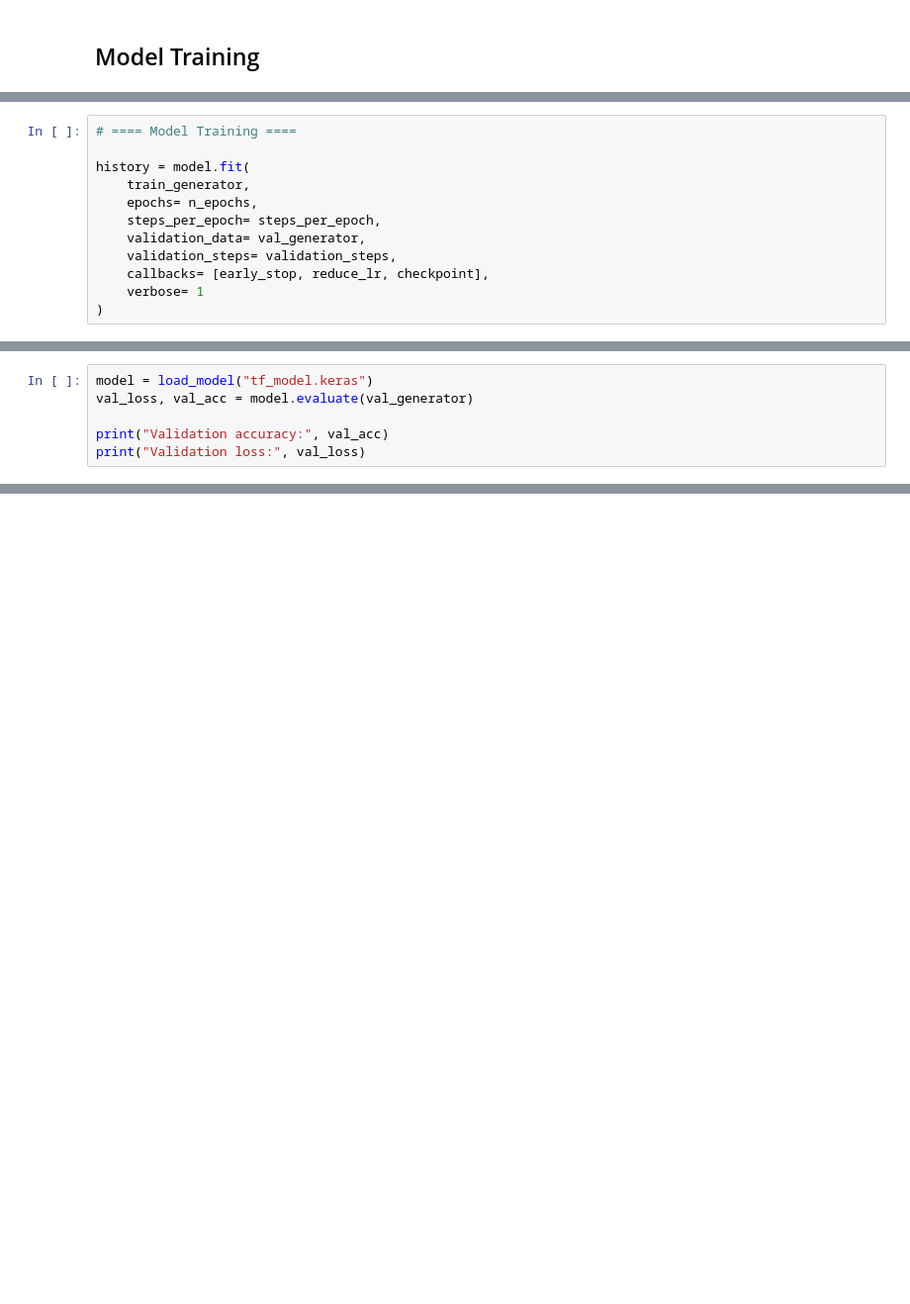
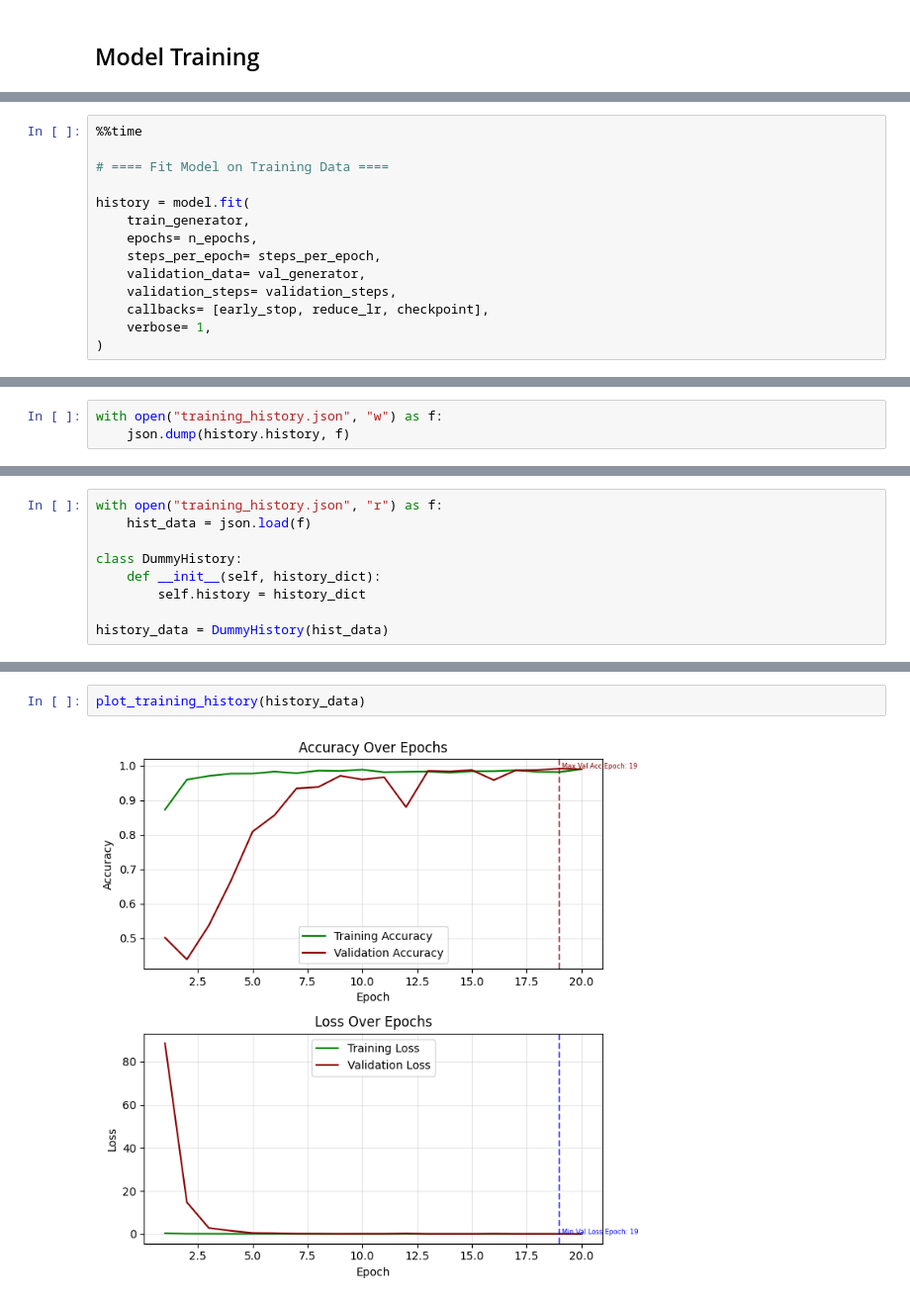
Before and after one commit to dersimkaya/Geospatial_Image_Classification_with_Deep_Learning-CNN_VIT_HybridModel, a Jupyter notebook: NB.ipynb, the cells around one changed output, grey strips where cells are left out. Shown at 99% size. Saved outputs shown, nothing was run; the diff lists cells and outputs as text; blank space fills up the shorter version.

Commit message:
Restore notebook and .gitignore after history cleanup

```diff
--- a/NB.ipynb
+++ b/NB.ipynb
@@ -384,5 +444,7 @@ print(
 # %%
-# ==== Model Training ====
+%%time
+
+# ==== Fit Model on Training Data ====
 
 history = model.fit(
     train_generator,
@@ -391,5 +453,5 @@ history = model.fit(
     validation_data= val_generator,
     validation_steps= validation_steps,
     callbacks= [early_stop, reduce_lr, checkpoint],
-    verbose= 1
+    verbose= 1,
 )
@@ -396,6 +476,3 @@ history = model.fit(
-# %%
-model = load_model("tf_model.keras")
-val_loss, val_acc = model.evaluate(val_generator)
-
-print("Validation accuracy:", val_acc)
-print("Validation loss:", val_loss)
+# %%
+with open("training_history.json", "w") as f:
+    json.dump(history.history, f)
@@ -401,0 +534,9 @@ print("Validation loss:", val_loss)
+# %%
+with open("training_history.json", "r") as f:
+    hist_data = json.load(f)
+
+class DummyHistory:
+    def __init__(self, history_dict):
+        self.history = history_dict
+
+history_data = DummyHistory(hist_data)
@@ -401,0 +609,4 @@ print("Validation loss:", val_loss)
+# %%
+plot_training_history(history_data)
+# %% [output]
+[figure, added]
```
Also changed, not shown: parts of 24 cells of this notebook, 1 other file.
